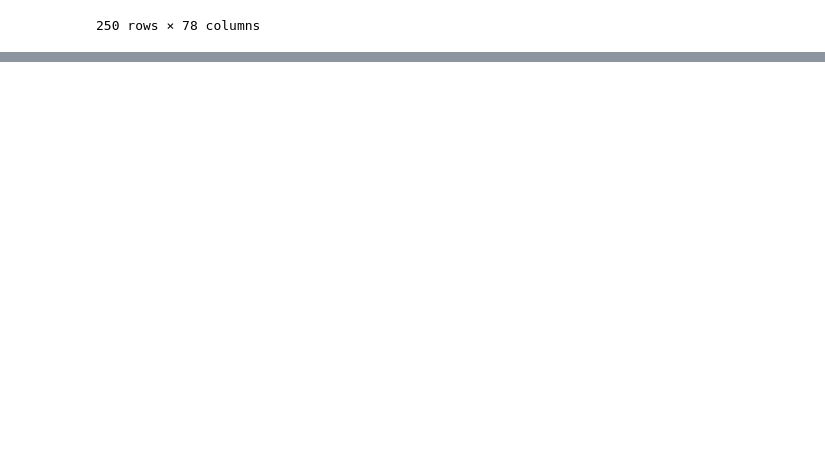
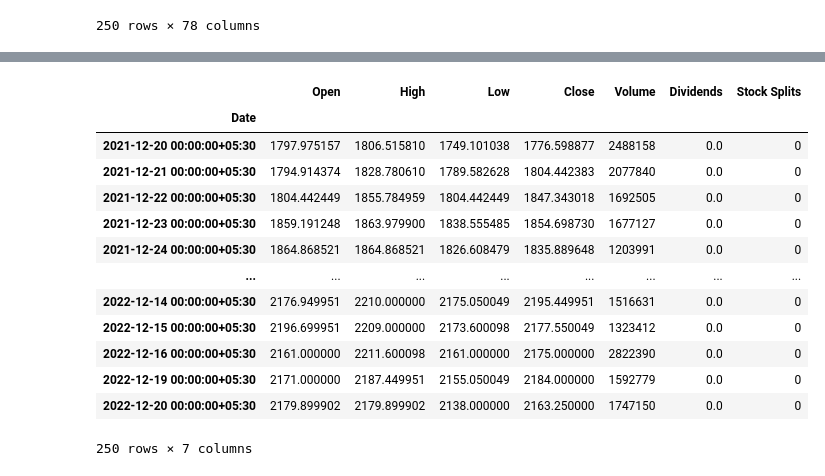
Before and after one commit to SohamDesai1/Trading, a Jupyter notebook: stocks_algo/pandas-ta.ipynb, the cells around one changed output, grey strips where cells are left out. Cells and saved outputs as stored; diff of their text form; code cells hidden in the pictures; blank space fills up the shorter version.

```diff
--- a/stocks_algo/pandas-ta.ipynb
+++ b/stocks_algo/pandas-ta.ipynb
@@ -99,0 +138,18 @@ These are the following categories of indicators:
+# %%
+rel = ta.yahoofinance.yf("LT.NS", period="1y", interval="1d")
+rel
+# %% [output]
+|  | Open | High | Low | Close | Volume | Dividends | Stock Splits |
+| Date |  |  |  |  |  |  |  |
+| 2021-12-20 00:00:00+05:30 | 1797.975157 | 1806.515810 | 1749.101038 | 1776.598877 | 2488158 | 0.0 | 0 |
+| 2021-12-21 00:00:00+05:30 | 1794.914374 | 1828.780610 | 1789.582628 | 1804.442383 | 2077840 | 0.0 | 0 |
+| 2021-12-22 00:00:00+05:30 | 1804.442449 | 1855.784959 | 1804.442449 | 1847.343018 | 1692505 | 0.0 | 0 |
+| 2021-12-23 00:00:00+05:30 | 1859.191248 | 1863.979900 | 1838.555485 | 1854.698730 | 1677127 | 0.0 | 0 |
+| 2021-12-24 00:00:00+05:30 | 1864.868521 | 1864.868521 | 1826.608479 | 1835.889648 | 1203991 | 0.0 | 0 |
+| ... | ... | ... | ... | ... | ... | ... | ... |
+| 2022-12-14 00:00:00+05:30 | 2176.949951 | 2210.000000 | 2175.050049 | 2195.449951 | 1516631 | 0.0 | 0 |
+| 2022-12-15 00:00:00+05:30 | 2196.699951 | 2209.000000 | 2173.600098 | 2177.550049 | 1323412 | 0.0 | 0 |
+| 2022-12-16 00:00:00+05:30 | 2161.000000 | 2211.600098 | 2161.000000 | 2175.000000 | 2822390 | 0.0 | 0 |
+| 2022-12-19 00:00:00+05:30 | 2171.000000 | 2187.449951 | 2155.050049 | 2184.000000 | 1592779 | 0.0 | 0 |
+| 2022-12-20 00:00:00+05:30 | 2179.899902 | 2179.899902 | 2138.000000 | 2163.250000 | 1747150 | 0.0 | 0 |
+250 rows × 7 columns
```
Also changed, not shown: parts of 7 cells of this notebook.
